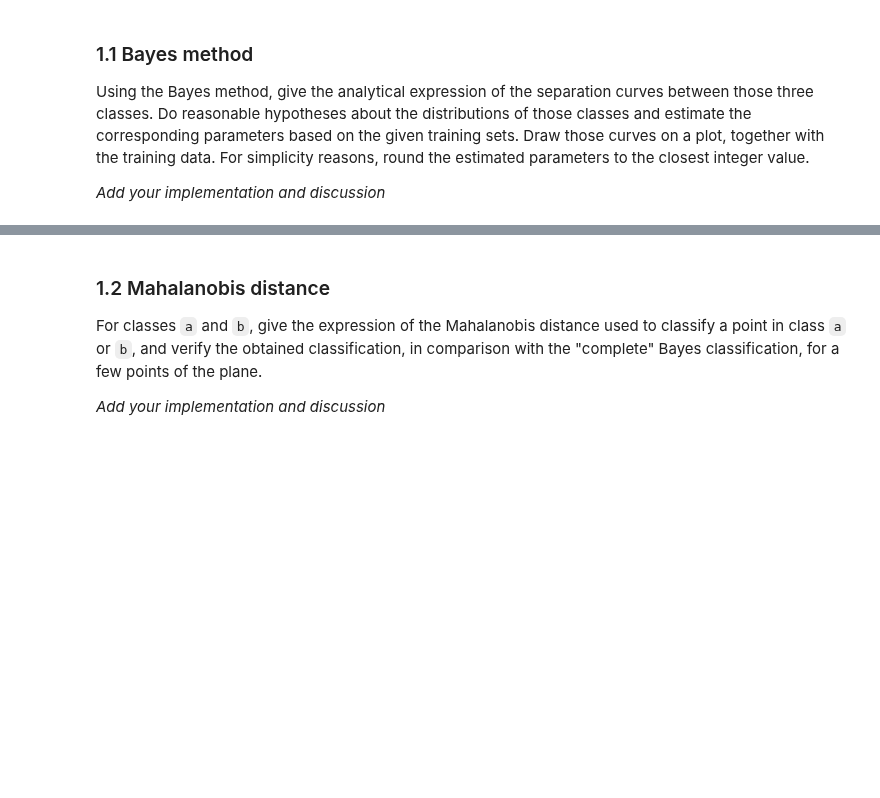
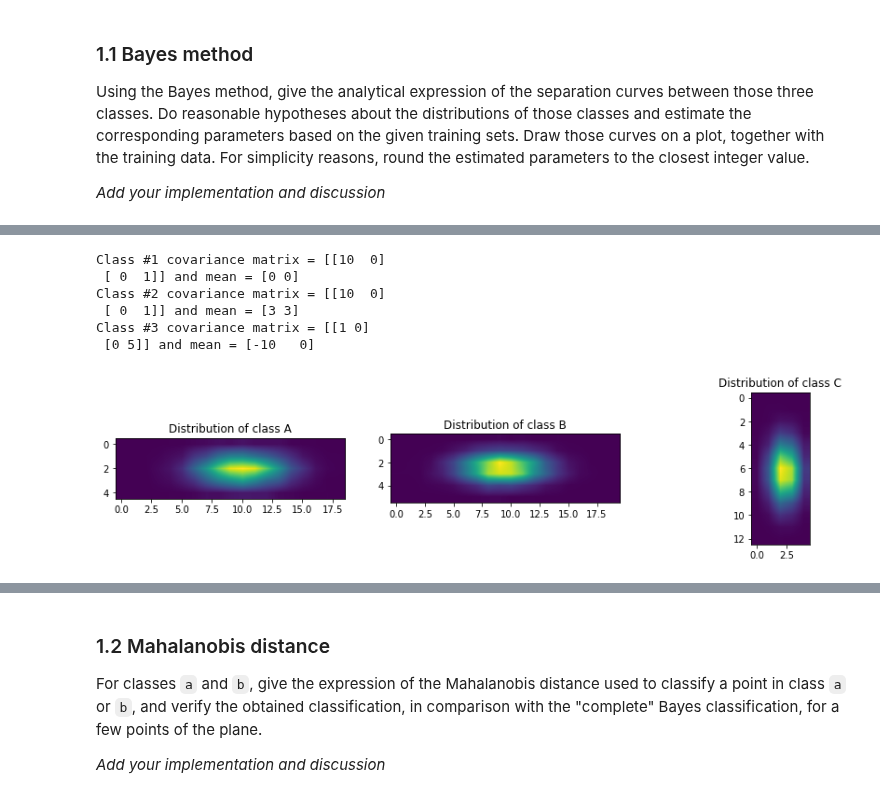
Before and after one commit to JelenaBanjac/image-analysis, a Jupyter notebook: labs/lab_03_classification.ipynb, the cells around one changed output, grey strips where cells are left out. Saved outputs shown, nothing was run; the diff lists cells and outputs as text; code cells hidden in the pictures; blank space fills up the shorter version.

```diff
--- a/labs/lab_03_classification.ipynb
+++ b/labs/lab_03_classification.ipynb
@@ -51,0 +122,27 @@ For simplicity reasons, round the estimated parameters to the closest integer va
+# %%
+covs = []
+means = []
+
+# Calculate covariance matrixes and means
+for i in range(3):
+    x = X_data[y_data == i]
+    cov = np.round(np.cov(x.T), 0).astype(int)
+    mean = np.round(np.mean(x, axis=0)).astype(int)
+    print(f'Class #{i+1} covariance matrix = {cov} and mean = {mean}')
+    covs.append(cov)
+    means.append(mean)
+
+# Visualise
+fig, ax = plt.subplots(1, 3, figsize=(15, 3))
+for i in range(3):
+    sampled_data = np.random.multivariate_normal(means[i], covs[i], size=10000)
+    plot_distribution(ax[i], sampled_data[:, 0], sampled_data[:, 1])
+    ax[i].set_title(f'Distribution of class {chr(65 + i)}')
+# %% [output]
+Class #1 covariance matrix = [[10  0]
+ [ 0  1]] and mean = [0 0]
+Class #2 covariance matrix = [[10  0]
+ [ 0  1]] and mean = [3 3]
+Class #3 covariance matrix = [[1 0]
+ [0 5]] and mean = [-10   0]
+[figure, added]
```
Also changed, not shown: parts of 9 cells of this notebook.
